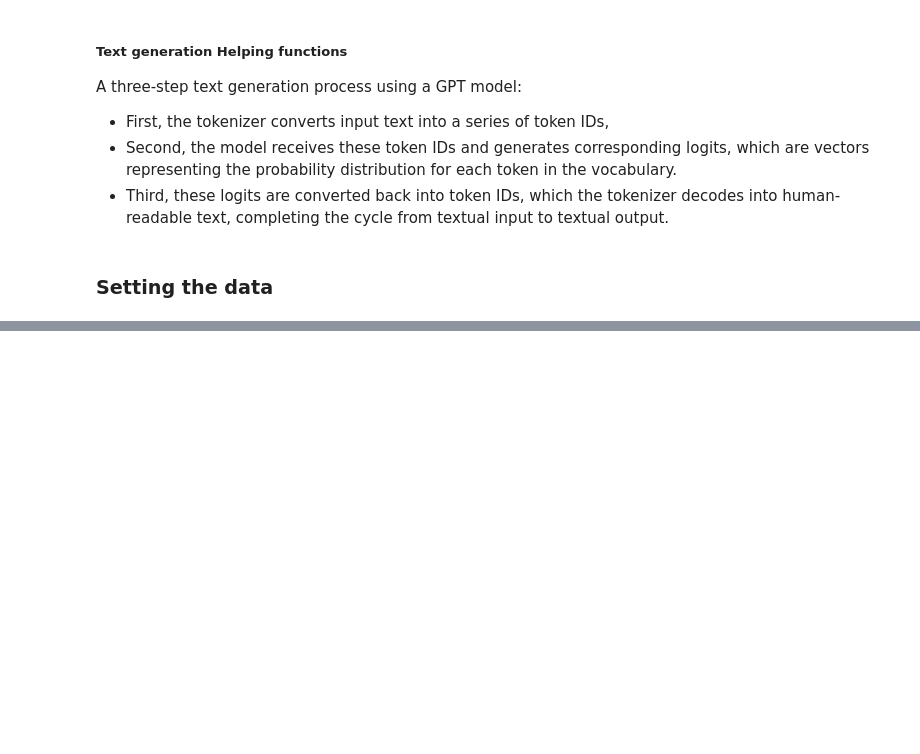
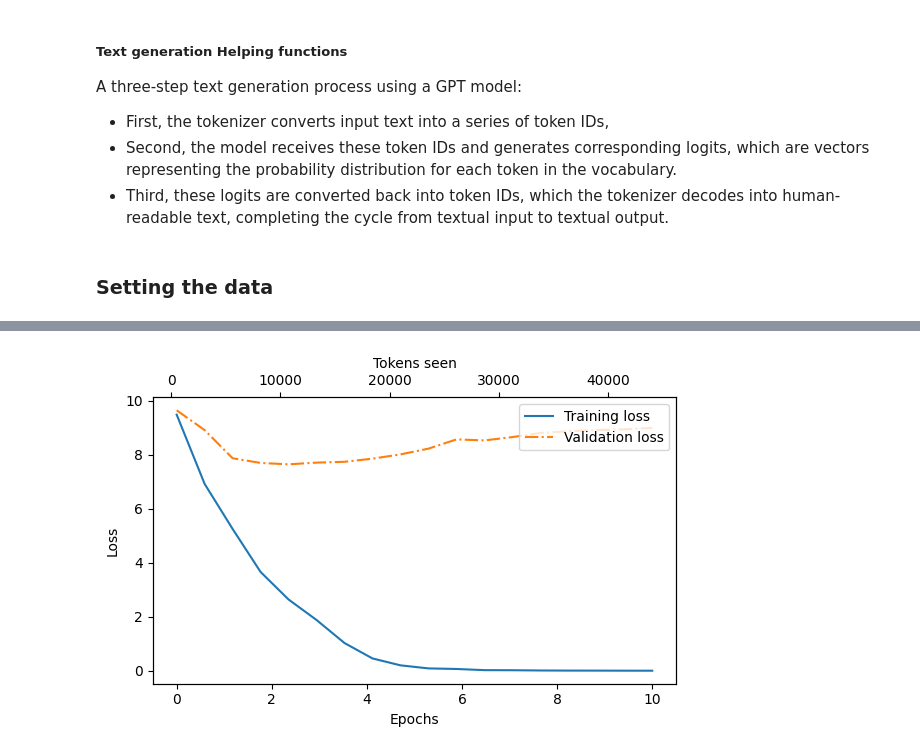
Before and after one commit to farrukh602/llm-from-scratch, a Jupyter notebook: main.ipynb, the cells around one changed output, grey strips where cells are left out. Drawn from its saved outputs; the diff is of its cells as text; code cells hidden in the pictures; blank space fills up the shorter version.

```diff
--- a/main.ipynb
+++ b/main.ipynb
@@ -39,22 +39,21 @@ A three-step text generation process using a GPT model:
 - Second, the model receives these token IDs and generates corresponding logits, which are vectors representing the probability distribution for each token in the vocabulary.
 - Third, these logits are converted back into token IDs, which the tokenizer decodes into human-readable text, completing the cycle from textual input to textual output.
 # %%
-
-def generate_text(model, idx, max_new_tokens, context_size): #A
+def generate_text(model, ids, max_new_tokens, context_size):
     for _ in range(max_new_tokens):
-        idx_cond = idx[:, -context_size:]
+        ids_cond = ids[:, -context_size:]
         with torch.no_grad():
-            logits = model(idx_cond)
-        logits = logits[:, -1, :] #C
-        probas = torch.softmax(logits, dim=-1) #D
-        idx_next = torch.argmax(probas, dim=-1, keepdim=True) #E
-        idx = torch.cat((idx, idx_next), dim=1) #F
-    return idx
+            logits = model(ids_cond)
+        logits_new_token = logits[:, -1, :]
+        probas = torch.softmax(logits_new_token, dim=-1)
+        ids_next = torch.argmax(probas, dim=-1, keepdim=True) # index of highest probability in probas tensor is actually the id for next token
+        ids = torch.cat((ids, ids_next), dim=1) # concatenate new token id with previous ids to generate full text
+    return ids
 
 
 def text_to_token_ids(text, tokenizer):
     encoded = tokenizer.encode(text, allowed_special={'<|endoftext|>'})
-    encoded_tensor = torch.tensor(encoded).unsqueeze(0) # to add batch dimension
+    encoded_tensor = torch.tensor(encoded).unsqueeze(0)
     return encoded_tensor
 
 def token_ids_to_text(token_ids, tokenizer):
@@ -174,0 +192,22 @@ train_losses, val_losses, tokens_seen = train_model(model, train_loader, val_loa
+# %%
+train_losses_numpy = np.array([loss.cpu().numpy() for loss in train_losses])
+val_losses_numpy = np.array([loss.cpu().numpy() for loss in val_losses])
+# %%
+import matplotlib.pyplot as plt
+def plot_losses(epochs_seen, tokens_seen, train_losses, val_losses):
+  fig, ax1 = plt.subplots(figsize=(6, 4))
+  ax1.plot(epochs_seen, train_losses, label="Training loss")
+  ax1.plot(epochs_seen, val_losses, linestyle="-.", label="Validation loss")
+  ax1.set_xlabel("Epochs")
+  ax1.set_ylabel("Loss")
+  ax1.legend(loc="upper right")
+  ax2 = ax1.twiny() #A
+  ax2.plot(tokens_seen, train_losses, alpha=0) #B
+  ax2.set_xlabel("Tokens seen")
+  fig.tight_layout()
+  plt.show()
+
+epochs_tensor = torch.linspace(0, num_epochs, len(train_losses))
+plot_losses(epochs_tensor, tokens_seen, train_losses_numpy, val_losses_numpy)
+# %% [output]
+[figure, added]
```
Also changed, not shown: parts of 7 cells of this notebook.
